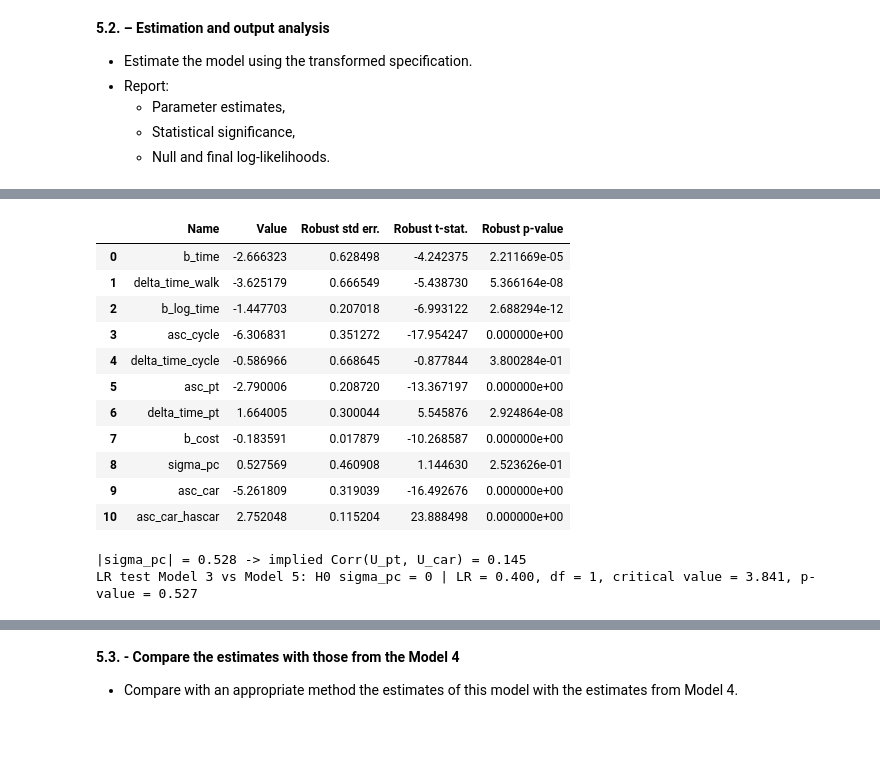
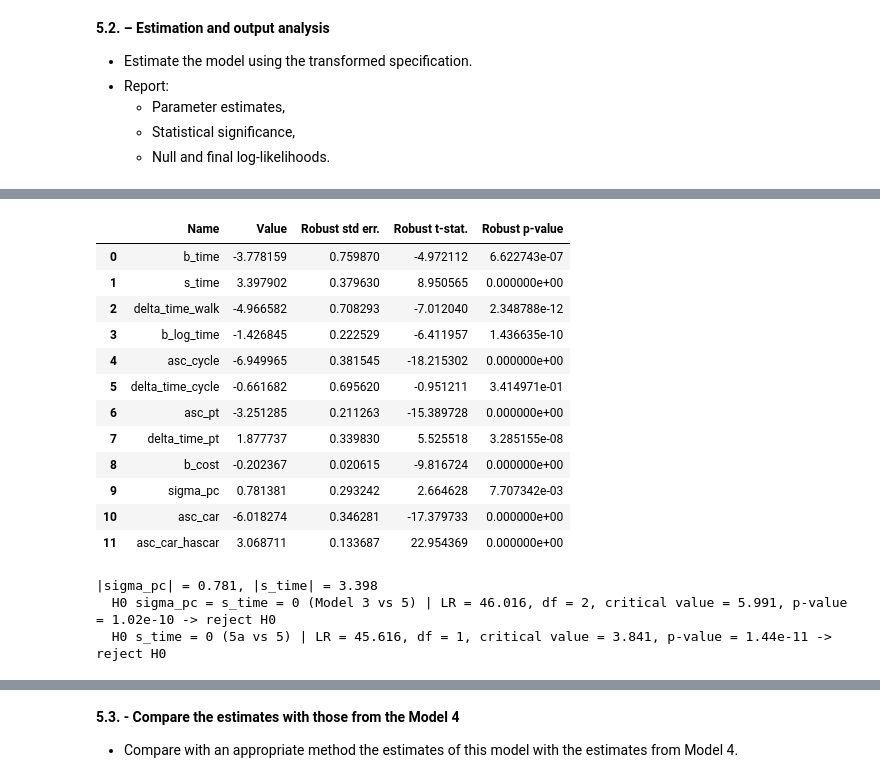
Before and after one commit to doran2728/Math463Group25, a Jupyter notebook: assignment.ipynb, the cells around one changed output, grey strips where cells are left out. Drawn from its saved outputs; the diff is of its cells as text; code cells hidden in the pictures; blank space fills up the shorter version.

```diff
--- a/assignment.ipynb
+++ b/assignment.ipynb
@@ -1520,26 +1541,38 @@ $$
   - Statistical significance,
   - Null and final log-likelihoods.
 # %%
-# Estimate Model 5 by maximum simulated likelihood.
-# 2000 draws (instead of the 10000 in biogeme.toml) keep the estimation under a minute; fixed seed for reproducibility.
-biogeme_5 = bio.BIOGEME(database, logprob_5, number_of_draws=2000, seed=42)
-biogeme_5.model_name = 'model_5'
-biogeme_5.calculate_null_loglikelihood(av_5)
-results_5 = biogeme_5.estimate()
+# Estimate both mixtures by maximum simulated likelihood.
+# 2000 draws (instead of the 10000 in biogeme.toml) keep each estimation around a minute; fixed seed for reproducibility.
+def estimate_5(logprob, name):
+    b = bio.BIOGEME(database, logprob, number_of_draws=2000, seed=42)
+    b.model_name = name
+    b.calculate_null_loglikelihood(av_5)
+    return b.estimate()
 
-print('MODEL 5: ERROR COMPONENT ON PT AND CAR | converged:', results_5.algorithm_has_converged)
+def lr_print(restricted, unrestricted, h0, dof):
+    LR = max(0.0, -2 * (restricted.final_loglikelihood - unrestricted.final_loglikelihood))
+    print(f"  H0 {h0} | LR = {LR:.3f}, df = {dof}, critical value = {chi2.ppf(0.95, dof):.3f}, "
+          f"p-value = {1 - chi2.cdf(LR, dof):.2e} -> {'reject H0' if LR > chi2.ppf(0.95, dof) else 'do not reject H0'}")
+
+# First attempt: error component only
+results_5a = estimate_5(logprob_5a, 'model_5a_ec_only')
+beta_5a = results_5a.get_beta_values()
+print('MODEL 5a: ERROR COMPONENT ON PT AND CAR ONLY | converged:', results_5a.algorithm_has_converged)
+print(f"  LL = {results_5a.final_loglikelihood:.3f}, |sigma_pc| = {abs(beta_5a['sigma_pc']):.3f}")
+lr_print(results_3, results_5a, 'sigma_pc = 0 (Model 3 vs 5a)', 1)
+all_results['model_5a_ec_only'] = results_5a
+
+# Final model: error component + random time coefficient
+results_5 = estimate_5(logprob_5, 'model_5')
+print('\nMODEL 5: ERROR COMPONENT + RANDOM TIME COEFFICIENT | converged:', results_5.algorithm_has_converged)
 print(results_5.short_summary())
 param_5 = get_pandas_estimated_parameters(estimation_results=results_5)['Estimated parameters']
 display(param_5)
 all_results['model_5'] = results_5
 
 beta_5 = results_5.get_beta_values()
-sigma_hat = abs(beta_5['sigma_pc'])
-corr_5 = sigma_hat**2 / (sigma_hat**2 + np.pi**2 / 6)
-print(f"|sigma_pc| = {sigma_hat:.3f} -> implied Corr(U_pt, U_car) = {corr_5:.3f}")
-
-# Likelihood ratio test against Model 3 (Model 3 is Model 5 with sigma_pc = 0).
-LR_5 = max(0.0, -2 * (results_3.final_loglikelihood - results_5.final_loglikelihood))
-print(f"LR test Model 3 vs Model 5: H0 sigma_pc = 0 | LR = {LR_5:.3f}, df = 1, "
-      f"critical value = {chi2.ppf(0.95, 1):.3f}, p-value = {1 - chi2.cdf(LR_5, 1):.3f}")
+sigma_hat, s_time_hat = abs(beta_5['sigma_pc']), abs(beta_5['s_time'])
+print(f"|sigma_pc| = {sigma_hat:.3f}, |s_time| = {s_time_hat:.3f}")
+lr_print(results_3, results_5, 'sigma_pc = s_time = 0 (Model 3 vs 5)', 2)
+lr_print(results_5a, results_5, 's_time = 0 (5a vs 5)', 1)
 # %% [output]
@@ -1558,15 +1595,17 @@ Bayesian Information Criterion: 7098.925
 |  | Name | Value | Robust std err. | Robust t-stat. | Robust p-value |
-| 0 | b_time | -2.666323 | 0.628498 | -4.242375 | 2.211669e-05 |
-| 1 | delta_time_walk | -3.625179 | 0.666549 | -5.438730 | 5.366164e-08 |
-| 2 | b_log_time | -1.447703 | 0.207018 | -6.993122 | 2.688294e-12 |
-| 3 | asc_cycle | -6.306831 | 0.351272 | -17.954247 | 0.000000e+00 |
-| 4 | delta_time_cycle | -0.586966 | 0.668645 | -0.877844 | 3.800284e-01 |
-| 5 | asc_pt | -2.790006 | 0.208720 | -13.367197 | 0.000000e+00 |
-| 6 | delta_time_pt | 1.664005 | 0.300044 | 5.545876 | 2.924864e-08 |
-| 7 | b_cost | -0.183591 | 0.017879 | -10.268587 | 0.000000e+00 |
-| 8 | sigma_pc | 0.527569 | 0.460908 | 1.144630 | 2.523626e-01 |
-| 9 | asc_car | -5.261809 | 0.319039 | -16.492676 | 0.000000e+00 |
-| 10 | asc_car_hascar | 2.752048 | 0.115204 | 23.888498 | 0.000000e+00 |
+| 0 | b_time | -3.778159 | 0.759870 | -4.972112 | 6.622743e-07 |
+| 1 | s_time | 3.397902 | 0.379630 | 8.950565 | 0.000000e+00 |
+| 2 | delta_time_walk | -4.966582 | 0.708293 | -7.012040 | 2.348788e-12 |
+| 3 | b_log_time | -1.426845 | 0.222529 | -6.411957 | 1.436635e-10 |
+| 4 | asc_cycle | -6.949965 | 0.381545 | -18.215302 | 0.000000e+00 |
+| 5 | delta_time_cycle | -0.661682 | 0.695620 | -0.951211 | 3.414971e-01 |
+| 6 | asc_pt | -3.251285 | 0.211263 | -15.389728 | 0.000000e+00 |
+| 7 | delta_time_pt | 1.877737 | 0.339830 | 5.525518 | 3.285155e-08 |
+| 8 | b_cost | -0.202367 | 0.020615 | -9.816724 | 0.000000e+00 |
+| 9 | sigma_pc | 0.781381 | 0.293242 | 2.664628 | 7.707342e-03 |
+| 10 | asc_car | -6.018274 | 0.346281 | -17.379733 | 0.000000e+00 |
+| 11 | asc_car_hascar | 3.068711 | 0.133687 | 22.954369 | 0.000000e+00 |
-|sigma_pc| = 0.528 -> implied Corr(U_pt, U_car) = 0.145
-LR test Model 3 vs Model 5: H0 sigma_pc = 0 | LR = 0.400, df = 1, critical value = 3.841, p-value = 0.527
+|sigma_pc| = 0.781, |s_time| = 3.398
+  H0 sigma_pc = s_time = 0 (Model 3 vs 5) | LR = 46.016, df = 2, critical value = 5.991, p-value = 1.02e-10 -> reject H0
+  H0 s_time = 0 (5a vs 5) | LR = 45.616, df = 1, critical value = 3.841, p-value = 1.44e-11 -> reject H0
 # %%
```
Also changed, not shown: parts of 9 cells of this notebook.
